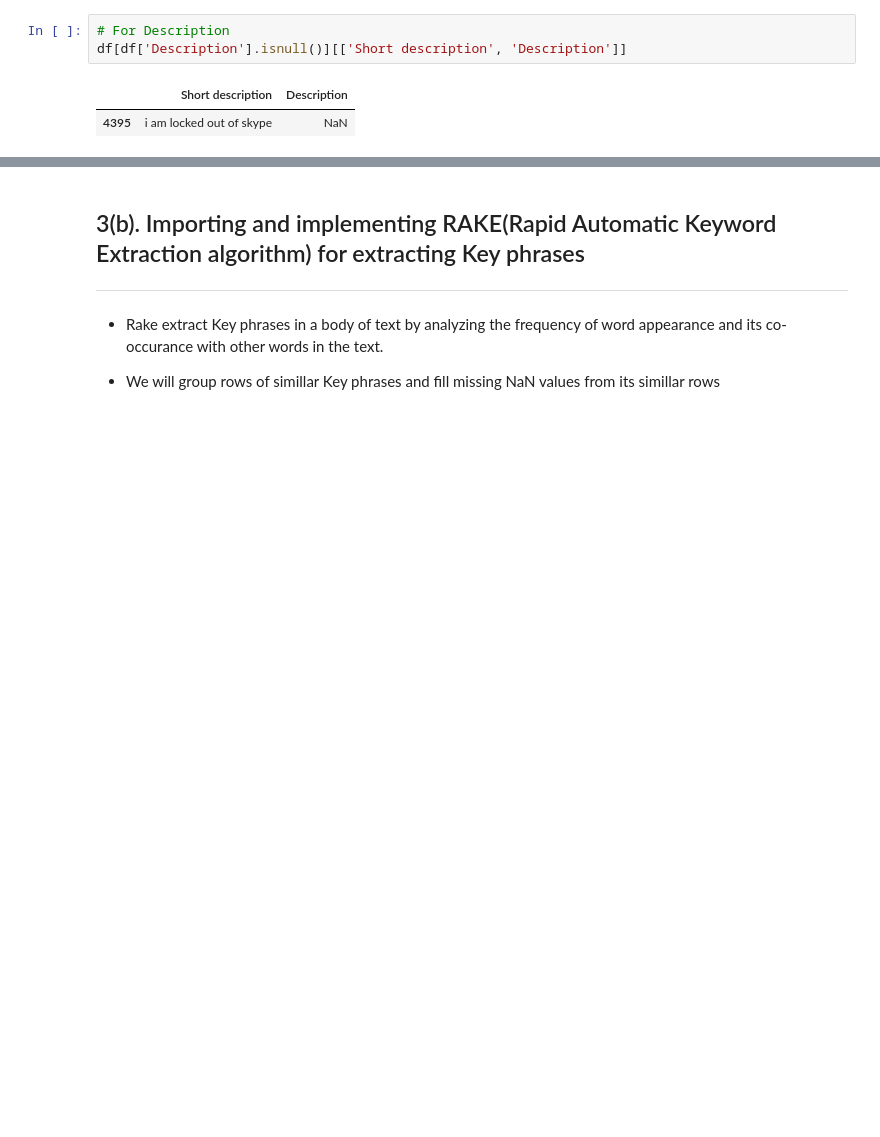
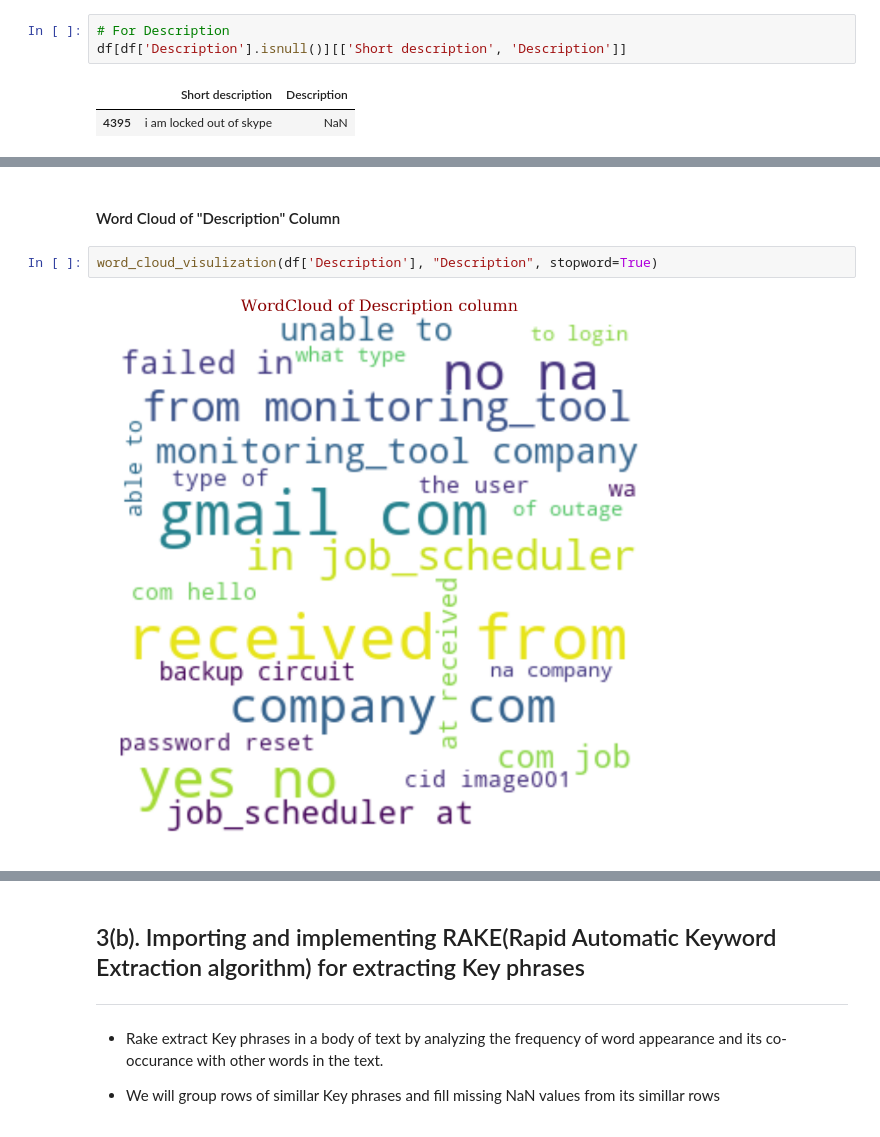
Before and after one commit to jayapavandeshpande/nlp_project, a Jupyter notebook: NLP_Automatic_Ticket_Assignment.ipynb, the cells around one changed output, grey strips where cells are left out. Cells and saved outputs as stored; diff of their text form; blank space fills up the shorter version.

```diff
--- a/NLP_Automatic_Ticket_Assignment.ipynb
+++ b/NLP_Automatic_Ticket_Assignment.ipynb
@@ -135,0 +126,6 @@ df[df['Description'].isnull()][['Short description', 'Description']]
+# %% [markdown]
+#### Word Cloud of "Description" Column
+# %%
+word_cloud_visulization(df['Description'], "Description", stopword=True)
+# %% [output]
+[figure, added]
```
Also changed, not shown: parts of 18 cells of this notebook.
